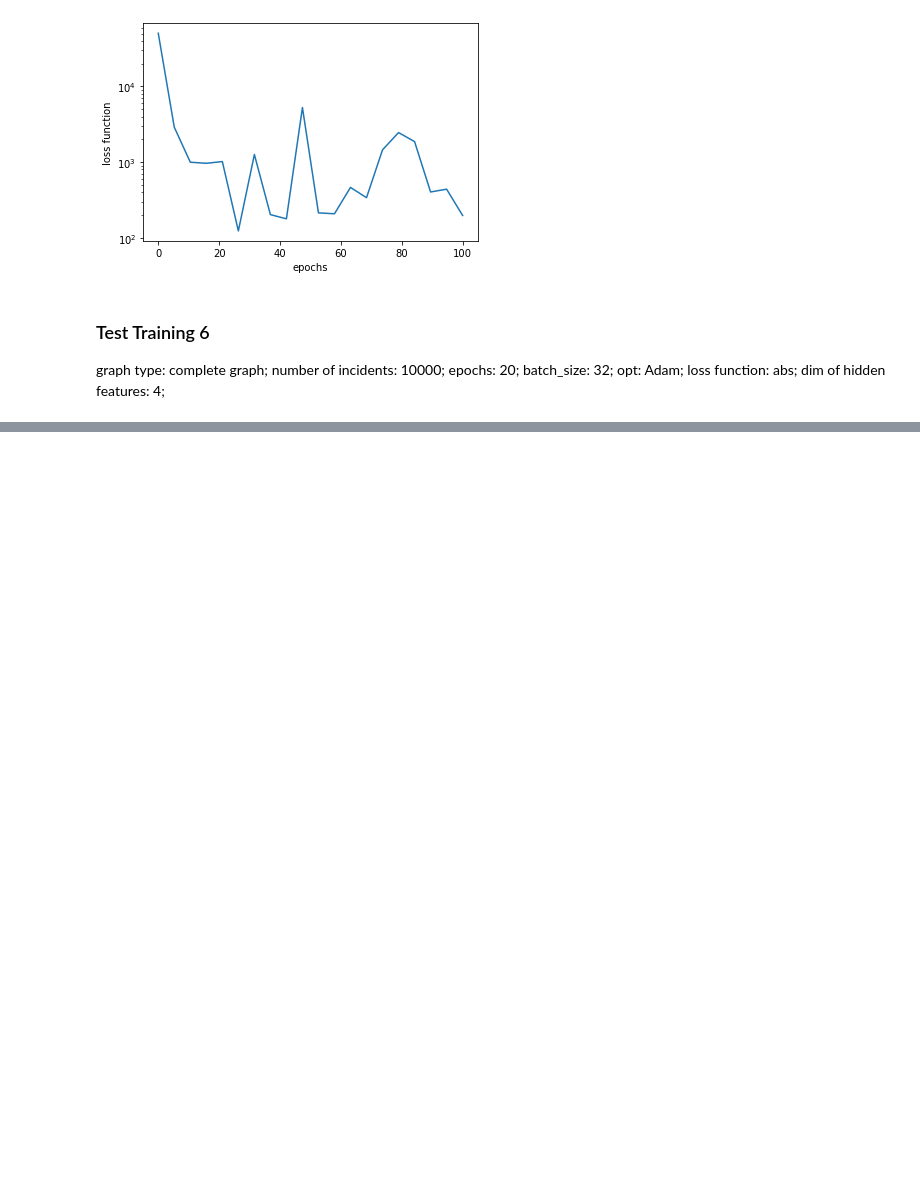
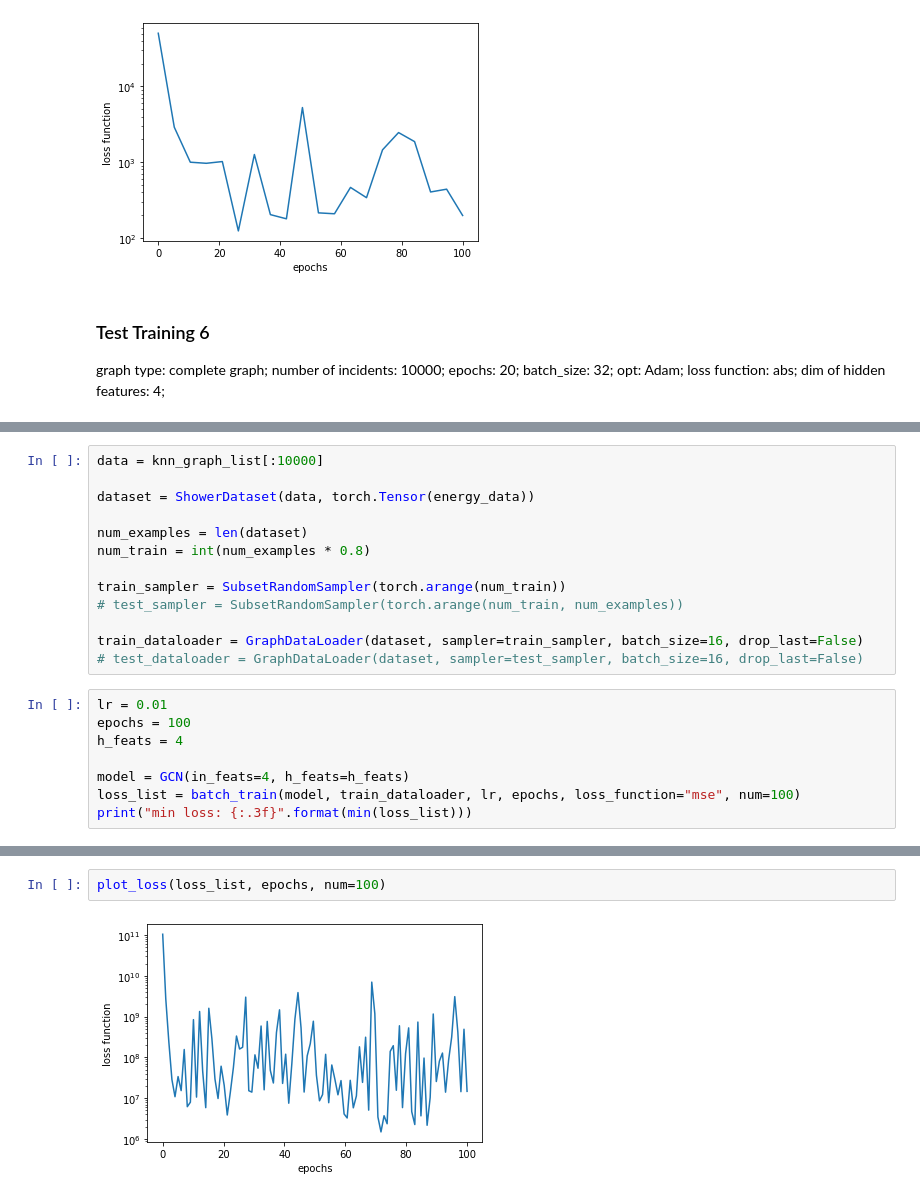
Before and after one commit to Kasphysm/jes-gnn, a Jupyter notebook: src/jes-gnn.ipynb, the cells around one changed output, grey strips where cells are left out. Cells and saved outputs as stored; diff of their text form; blank space fills up the shorter version.

```diff
--- a/src/jes-gnn.ipynb
+++ b/src/jes-gnn.ipynb
@@ -545,0 +607,21 @@ plt.show()
+# %%
+data = knn_graph_list[:10000]
+
+dataset = ShowerDataset(data, torch.Tensor(energy_data))
+
+num_examples = len(dataset)
+num_train = int(num_examples * 0.8)
+
+train_sampler = SubsetRandomSampler(torch.arange(num_train))
+# test_sampler = SubsetRandomSampler(torch.arange(num_train, num_examples))
+
+train_dataloader = GraphDataLoader(dataset, sampler=train_sampler, batch_size=16, drop_last=False)
+# test_dataloader = GraphDataLoader(dataset, sampler=test_sampler, batch_size=16, drop_last=False)
+# %%
+lr = 0.01
+epochs = 100
+h_feats = 4
+
+model = GCN(in_feats=4, h_feats=h_feats)
+loss_list = batch_train(model, train_dataloader, lr, epochs, loss_function="mse", num=100)
+print("min loss: {:.3f}".format(min(loss_list)))
@@ -545,0 +646,4 @@ plt.show()
+# %%
+plot_loss(loss_list, epochs, num=100)
+# %% [output]
+[figure, added]
```
Also changed, not shown: parts of 17 cells of this notebook.
